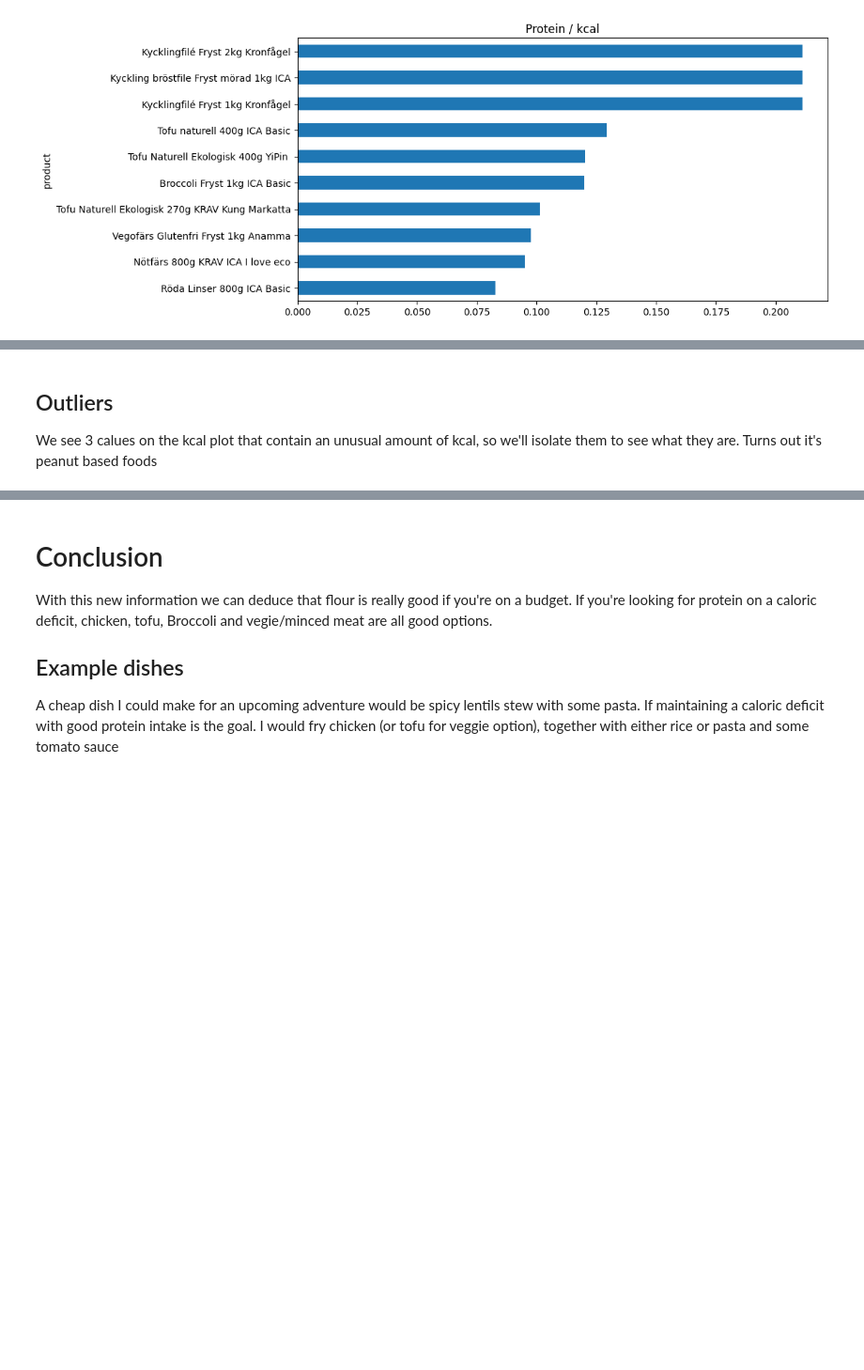
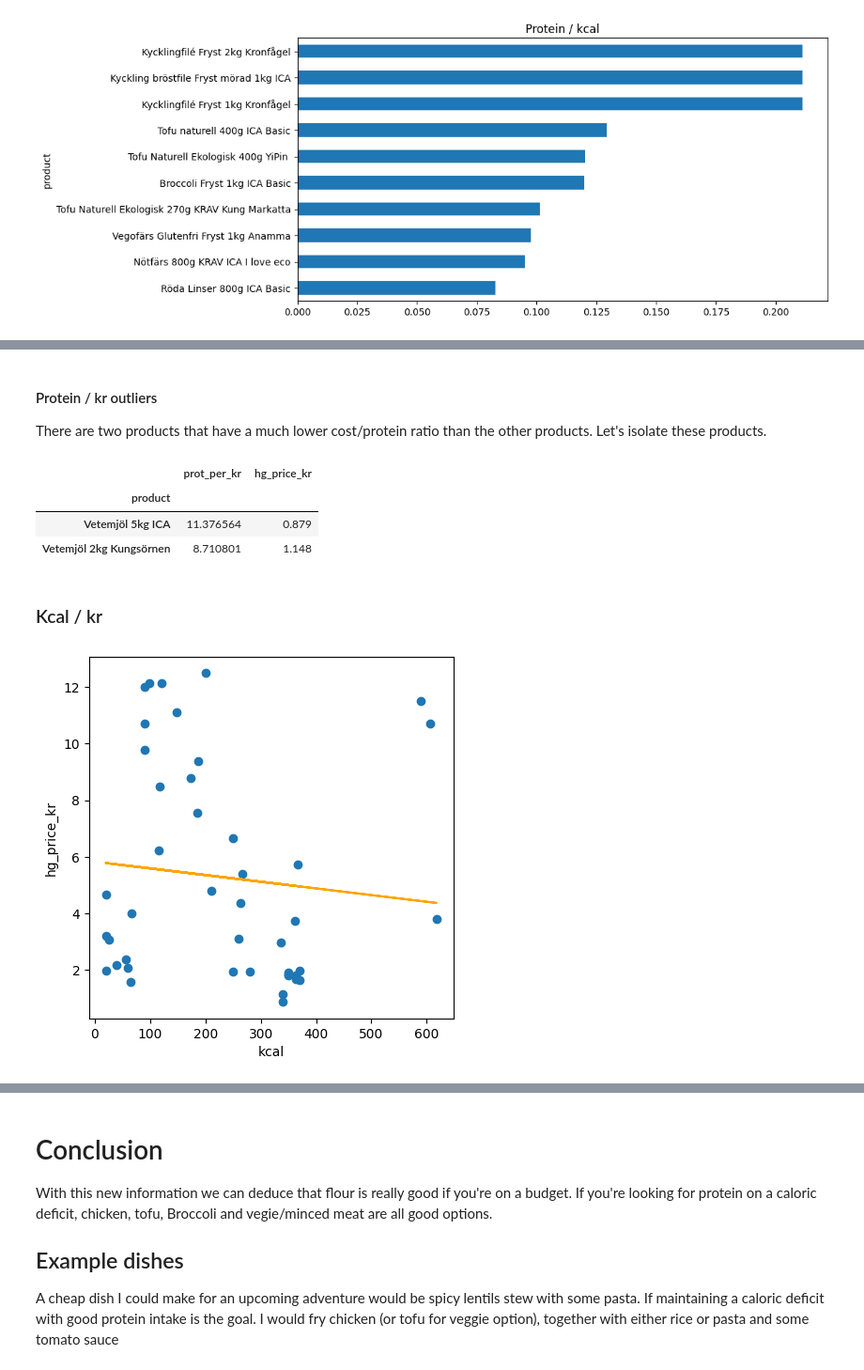
Before and after one commit to KasperLindm/BudgetSuperfood, a Jupyter notebook: FoodWebscraper.ipynb, the cells around one changed output, grey strips where cells are left out. Shown at 94% size. Saved outputs shown, nothing was run; the diff lists cells and outputs as text; code cells hidden in the pictures; blank space fills up the shorter version.

```diff
--- a/FoodWebscraper.ipynb
+++ b/FoodWebscraper.ipynb
@@ -229,4 +232,28 @@ plt.show()
-# %% [markdown]
-## Outliers
-
-We see 3 calues on the kcal plot that contain an unusual amount of kcal, so we'll isolate them to see what they are. Turns out it's peanut based foods
+# %% [markdown]
+#### Protein / kr outliers
+
+There are two products that have a much lower cost/protein ratio than the other products.
+Let's isolate these products.
+# %%
+# High protein count
+super_foods.sort_values(by='prot_per_kr', ascending=False)[['prot_per_kr','hg_price_kr']].head(2)
+# %% [output]
+|  | prot_per_kr | hg_price_kr |
+| product |  |  |
+| Vetemjöl 5kg ICA | 11.376564 | 0.879 |
+| Vetemjöl 2kg Kungsörnen | 8.710801 | 1.148 |
+# %% [markdown]
+### Kcal / kr
+# %%
+# Protein/kg_price
+fig = plt.figure(figsize=(5,5))
+plt.scatter(x=super_foods.kcal, y=super_foods.hg_price_kr, label=True)
+plt.xlabel("kcal")
+plt.ylabel("hg_price_kr")
+
+m, b = np.polyfit(super_foods.kcal, super_foods.hg_price_kr, 1)
+plt.plot(super_foods.kcal, m*super_foods.kcal+b, color='Orange')
+
+plt.show()
+# %% [output]
+[figure, added]
```
Also changed, not shown: parts of 9 cells of this notebook.
